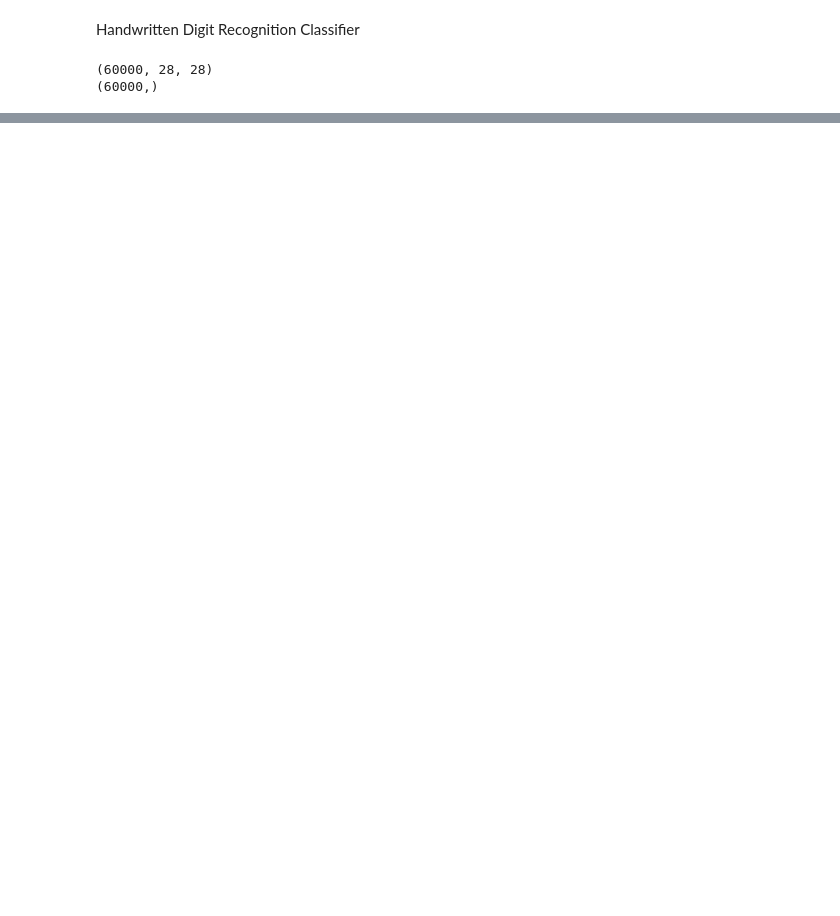
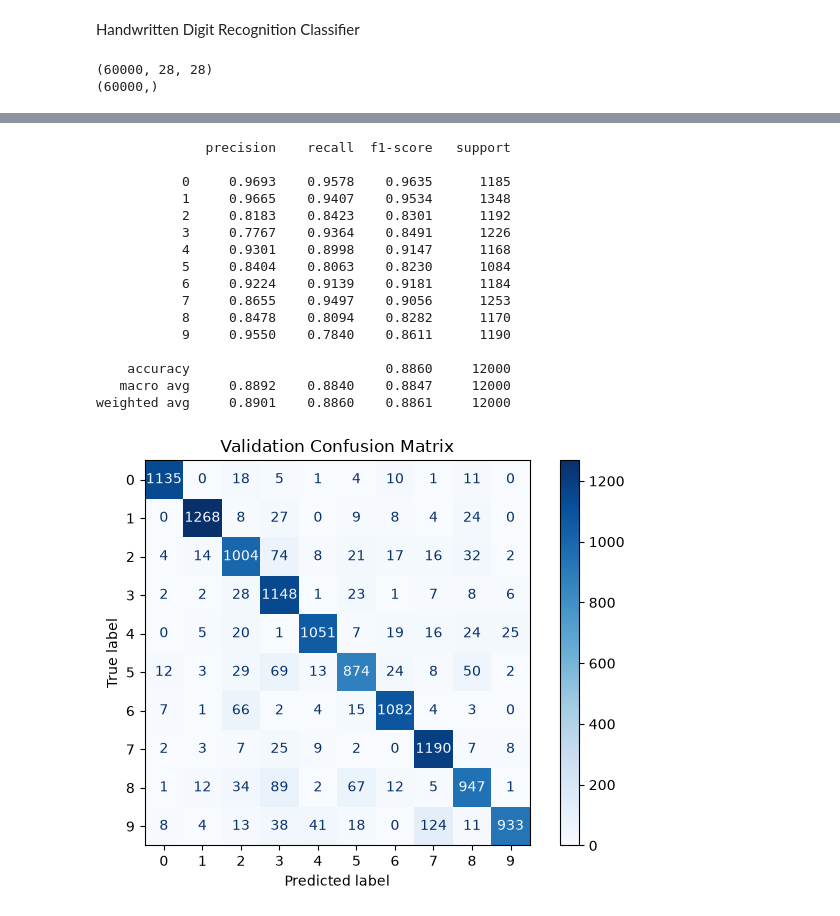
Before and after one commit to ankit4451/machine-learning, a Jupyter notebook: handwritting-classification.ipynb, the cells around one changed output, grey strips where cells are left out. Cells and saved outputs as stored; diff of their text form; code cells hidden in the pictures; blank space fills up the shorter version.

```diff
--- a/handwritting-classification.ipynb
+++ b/handwritting-classification.ipynb
@@ -119,0 +211,34 @@ Epoch 50/50
+# %%
+# Calculate Model metrics
+
+from sklearn.metrics import classification_report,ConfusionMatrixDisplay
+
+print(classification_report(y_val, y_pred, digits=4))
+
+ConfusionMatrixDisplay.from_predictions(
+    y_val,
+    y_pred,
+    cmap='Blues'
+)
+
+plt.title("Validation Confusion Matrix")
+plt.tight_layout()
+plt.show()
+# %% [output]
+              precision    recall  f1-score   support
+
+           0     0.9693    0.9578    0.9635      1185
+           1     0.9665    0.9407    0.9534      1348
+           2     0.8183    0.8423    0.8301      1192
+           3     0.7767    0.9364    0.8491      1226
+           4     0.9301    0.8998    0.9147      1168
+           5     0.8404    0.8063    0.8230      1084
+           6     0.9224    0.9139    0.9181      1184
+           7     0.8655    0.9497    0.9056      1253
+           8     0.8478    0.8094    0.8282      1170
+           9     0.9550    0.7840    0.8611      1190
+
+    accuracy                         0.8860     12000
+   macro avg     0.8892    0.8840    0.8847     12000
+weighted avg     0.8901    0.8860    0.8861     12000
+[figure, added]
```
Also changed, not shown: parts of 11 cells of this notebook.
